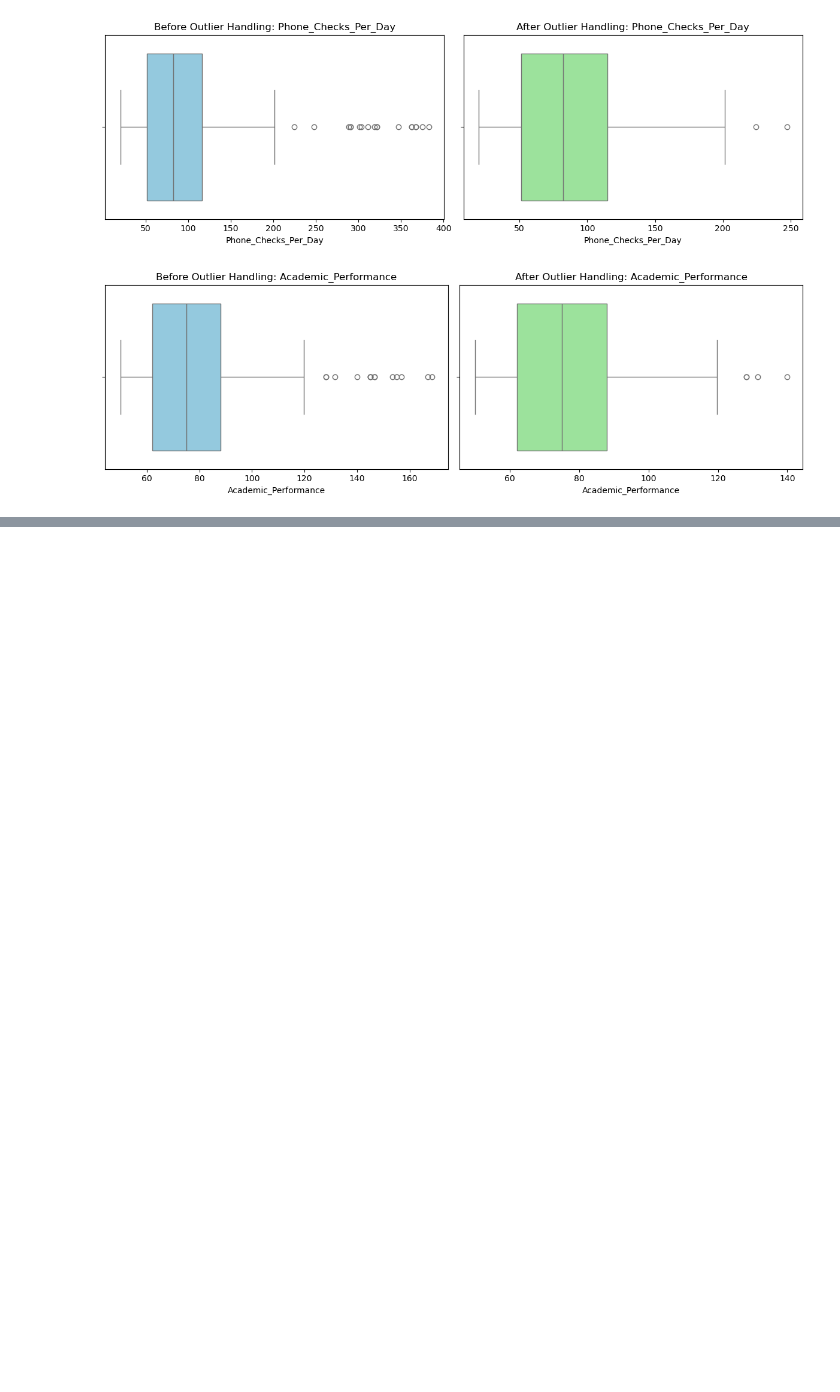
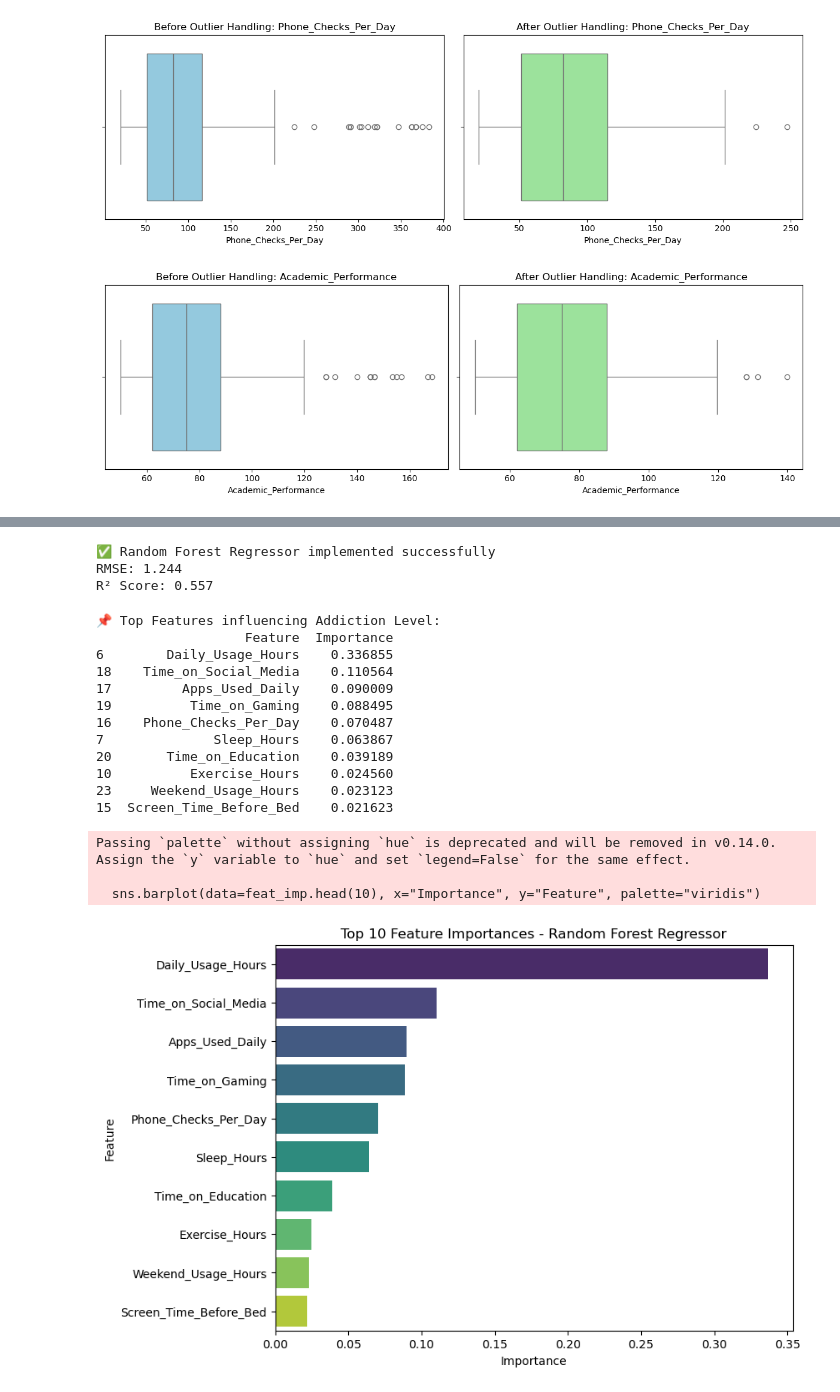
Before and after one commit to amitabhdeogh-09/ML-Project1, a Jupyter notebook: DATASET ML.ipynb, the cells around one changed output, grey strips where cells are left out. Cells and saved outputs as stored; diff of their text form; code cells hidden in the pictures; blank space fills up the shorter version.

Commit message:
Random Forest Updated

```diff
--- a/DATASET ML.ipynb
+++ b/DATASET ML.ipynb
@@ -413,0 +479,75 @@ for col in features:
+# %%
+from sklearn.model_selection import train_test_split
+from sklearn.ensemble import RandomForestRegressor
+from sklearn.metrics import mean_squared_error, r2_score
+import numpy as np
+
+# Features & Target
+X = df.drop("Addiction_Level", axis=1)
+y = df["Addiction_Level"]
+
+# Train-Test Split
+X_train, X_test, y_train, y_test = train_test_split(
+    X, y, test_size=0.25, random_state=42
+)
+
+# Train Random Forest Regressor
+rf_reg = RandomForestRegressor(
+    n_estimators=200,
+    random_state=42,
+    n_jobs=-1
+)
+rf_reg.fit(X_train, y_train)
+
+# Predictions
+y_pred = rf_reg.predict(X_test)
+
+# Evaluation
+mse = mean_squared_error(y_test, y_pred)
+rmse = np.sqrt(mse)
+r2 = r2_score(y_test, y_pred)
+
+print("✅ Random Forest Regressor implemented successfully")
+print(f"RMSE: {rmse:.3f}")
+print(f"R² Score: {r2:.3f}")
+# %% [output]
+✅ Random Forest Regressor implemented successfully
+RMSE: 1.244
+R² Score: 0.557
+# %%
+import pandas as pd
+import seaborn as sns
+import matplotlib.pyplot as plt
+
+# Feature importance
+importances = rf_reg.feature_importances_
+feat_imp = pd.DataFrame({
+    "Feature": X.columns,
+    "Importance": importances
+}).sort_values("Importance", ascending=False)
+
+print("\n📌 Top Features influencing Addiction Level:")
+print(feat_imp.head(10))
+
+# Plot
+plt.figure(figsize=(8,6))
+sns.barplot(data=feat_imp.head(10), x="Importance", y="Feature", palette="viridis")
+plt.title("Top 10 Feature Importances - Random Forest Regressor")
+plt.show()
+# %% [output]
+📌 Top Features influencing Addiction Level:
+                   Feature  Importance
+6        Daily_Usage_Hours    0.336855
+18    Time_on_Social_Media    0.110564
+17         Apps_Used_Daily    0.090009
+19          Time_on_Gaming    0.088495
+16    Phone_Checks_Per_Day    0.070487
+7              Sleep_Hours    0.063867
+20       Time_on_Education    0.039189
+10          Exercise_Hours    0.024560
+23     Weekend_Usage_Hours    0.023123
+15  Screen_Time_Before_Bed    0.021623
+Passing `palette` without assigning `hue` is deprecated and will be removed in v0.14.0. Assign the `y` variable to `hue` and set `legend=False` for the same effect.
+
+  sns.barplot(data=feat_imp.head(10), x="Importance", y="Feature", palette="viridis")
+[figure, added]
```
Also changed, not shown: parts of 4 cells of this notebook.
